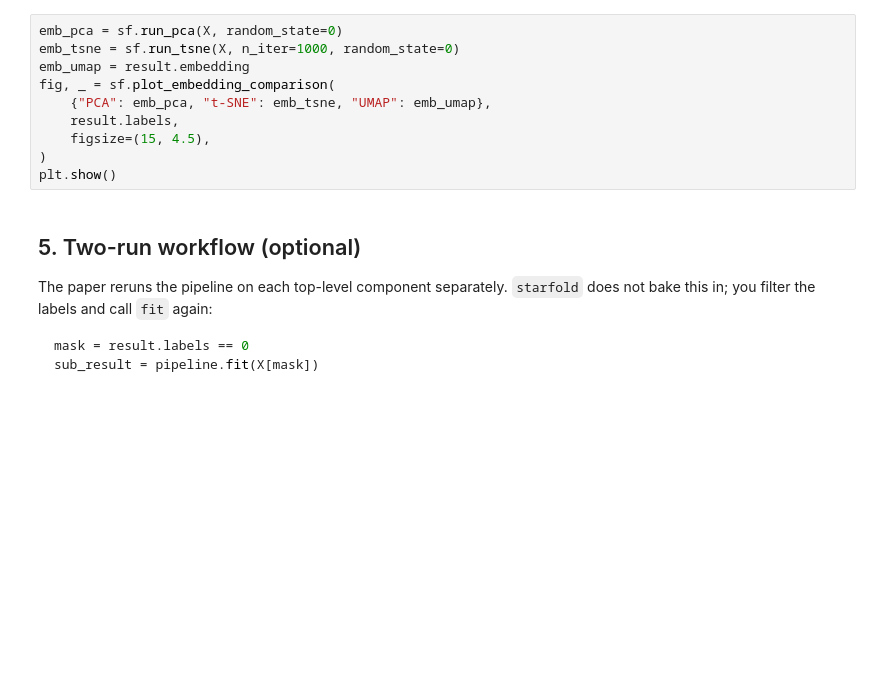
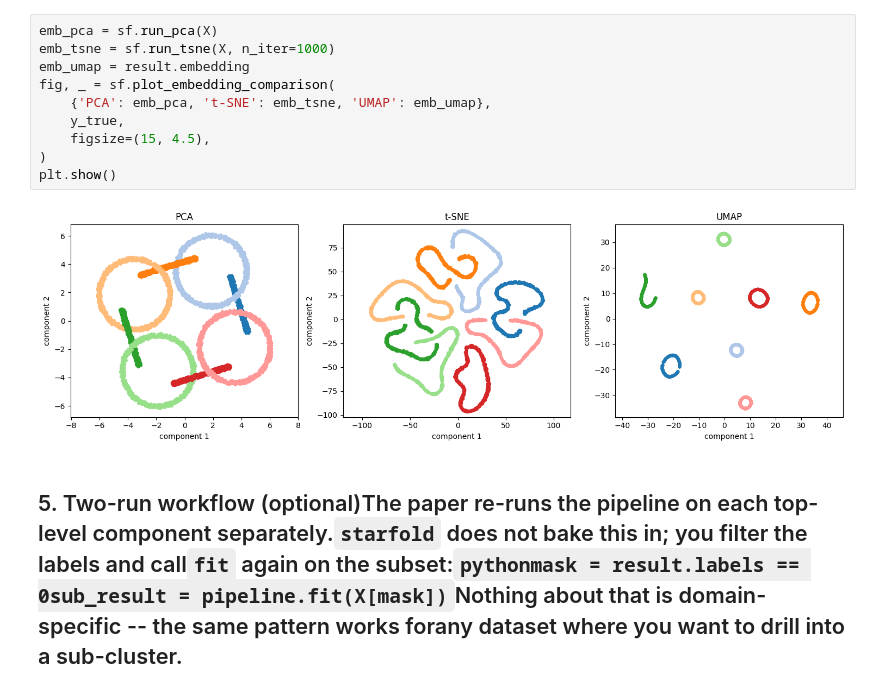
Before and after one commit to AndreasWNeitzel/Starfold, a Jupyter notebook: docs/tutorial_01_quickstart.ipynb, the cells around one changed output. Saved outputs shown, nothing was run; the diff lists cells and outputs as text; blank space fills up the shorter version.

````diff
--- a/docs/tutorial_01_quickstart.ipynb
+++ b/docs/tutorial_01_quickstart.ipynb
@@ -64,21 +154,14 @@ For diagnostic purposes, PCA, t-SNE, and UMAP are all available.
 # %%
-emb_pca = sf.run_pca(X, random_state=0)
-emb_tsne = sf.run_tsne(X, n_iter=1000, random_state=0)
+emb_pca = sf.run_pca(X)
+emb_tsne = sf.run_tsne(X, n_iter=1000)
 emb_umap = result.embedding
 fig, _ = sf.plot_embedding_comparison(
-    {"PCA": emb_pca, "t-SNE": emb_tsne, "UMAP": emb_umap},
-    result.labels,
+    {'PCA': emb_pca, 't-SNE': emb_tsne, 'UMAP': emb_umap},
+    y_true,
     figsize=(15, 4.5),
 )
 plt.show()
+# %% [output]
+[figure, added]
 # %% [markdown]
-## 5. Two-run workflow (optional)
-
-The paper reruns the pipeline on each top-level component separately.
-`starfold` does not bake this in; you filter the labels and call
-`fit` again:
-
-```python
-mask = result.labels == 0
-sub_result = pipeline.fit(X[mask])
-```
+## 5. Two-run workflow (optional)The paper re-runs the pipeline on each top-level component separately.`starfold` does not bake this in; you filter the labels and call`fit` again on the subset:```pythonmask = result.labels == 0sub_result = pipeline.fit(X[mask])```Nothing about that is domain-specific -- the same pattern works forany dataset where you want to drill into a sub-cluster.
````
Also changed, not shown: parts of 24 cells of this notebook, 30 other files.
